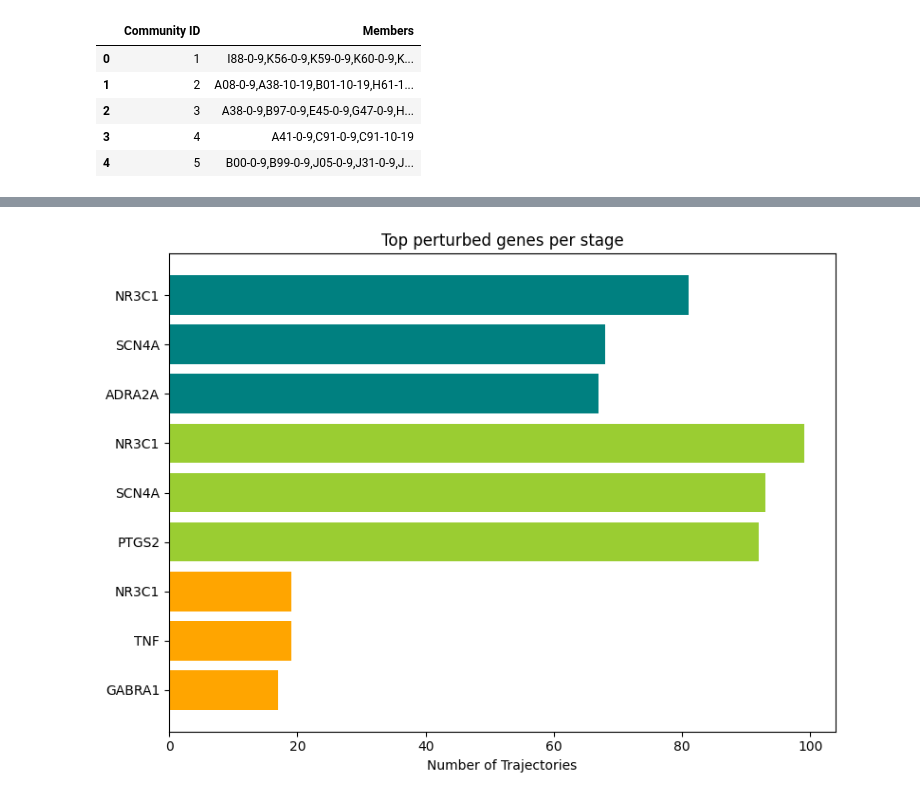
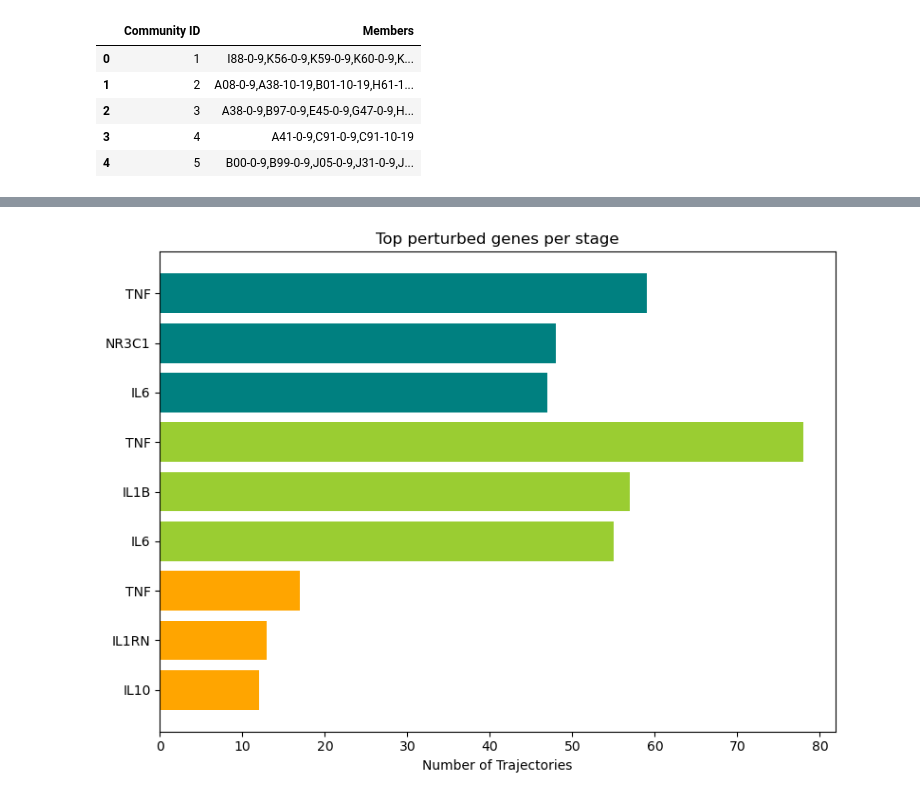
Before and after one commit to superlsd/GenEpi, a Jupyter notebook: Genepi_07_TemporalEvolution.ipynb, the cells around one changed output, grey strips where cells are left out. Saved outputs shown, nothing was run; the diff lists cells and outputs as text; code cells hidden in the pictures.

```diff
--- a/Genepi_07_TemporalEvolution.ipynb
+++ b/Genepi_07_TemporalEvolution.ipynb
@@ -1617,7 +2423,7 @@ for gen,genelist in tot_gen_gene_dict_removed_genes_counter.items():
 # %%
 #Let's make it as a barplot
-dis_list = ['PTGS2','NR3C1','SCN4A','ADRB2','GABRG3','GABRA2','NF1','TERT','TSC1','PRDM16','MAP2K4','YES1']
-frequency_list = [85,83,76,64,62,61,18,18,17,3,3,3]
+dis_list = ['TNF','APOE','IL6','APOE','NR3C1','ACE','VEGFA','PTGS2','PLG','RAB3GAP2','PRL','CCDC91']
+frequency_list = [70,44,42,40,34,33,10,10,10,2,2,2]
 color_list = ['teal', 'yellowgreen','orange','chocolate']
 # Assign colors cycling every three bars
 bar_colors = [color_list[(i // 3) % len(color_list)] for i in range(len(dis_list))]
@@ -1634,6 +2440,6 @@ ax.set_xlabel('Number of Trajectories')
 ax.set_title('Top perturbed genes per stage')
 
 plt.tight_layout()
-plt.savefig('Figures/MaleGeneFrequencyBarplot_RemovePriorGenes.pdf',format='pdf',dpi=300, bbox_inches = "tight")
+plt.savefig('Figures/MaleGeneFrequencyBarplot_RemovePriorGenes_v2026_official.pdf',format='pdf',dpi=300, bbox_inches = "tight")
 plt.show()
 # %% [output]
@@ -2097,0 +2871,32 @@ print(len([trj for trj in female_diverge_pairs_dict_gene_degree_differences_fdr.
+# %%
+#Let's try with keeping the gene repetition
+
+female_diverge_pairs_dict_gene_degree_differences_pval = {}
+female_diverge_pairs_dict_gene_degree_differences_fdr = {}
+for trj,trj_dis_set in female_diverge_pairs_dict_dis_differences.items():
+    genelist_1 = []
+    genelist_2 = []
+    for dis in trj_dis_set[0]:
+        try:
+            genelist_1.extend(icd_genes_ppi_dict[dis])
+        except:
+            pass
+    for dis in trj_dis_set[1]:
+        try:
+            genelist_2.extend(icd_genes_ppi_dict[dis])
+        except:
+            pass
+    if len(genelist_1)>0 and len(genelist_2)>0:
+        genelist_1_deg = [G_ppi.degree(gene) for gene in genelist_1]
+        genelist_2_deg = [G_ppi.degree(gene) for gene in genelist_2]
+        t, p = stats.mannwhitneyu(genelist_1_deg, genelist_2_deg)
+        if str(p)!='nan':
+            female_diverge_pairs_dict_gene_degree_differences_pval[trj] = float(p)
+
+
+adj_pval=fdr_adjustment(list(female_diverge_pairs_dict_gene_degree_differences_pval.values()),0.05)
+pair_list=list(female_diverge_pairs_dict_gene_degree_differences_pval.keys())
+for i in range(len(adj_pval)):
+    female_diverge_pairs_dict_gene_degree_differences_fdr[pair_list[i]]=adj_pval[i]
+
+print(len([trj for trj in female_diverge_pairs_dict_gene_degree_differences_fdr.keys() if female_diverge_pairs_dict_gene_degree_differences_fdr[trj]<0.05]))
@@ -2722,27 +3521,28 @@ for gen,genelist in tot_gen_gene_dict.items():
 # %%
+
 #Let's make it as a barplot
-dis_list = ['NR3C1','SCN4A','ADRA2A','NR3C1','SCN4A','PTGS2','NR3C1','TNF','GABRA1']
-frequency_list = [81,68,67,99,93,92,19,19,17]
+dis_list = ['TNF','NR3C1','IL6','TNF','IL1B','IL6','TNF','IL1RN','IL10']
+frequency_list = [59,48,47,78,57,55,17,13,12]
 color_list = ['teal', 'yellowgreen','orange']
 # Assign colors cycling every three bars
 bar_colors = [color_list[(i // 3) % len(color_list)] for i in range(len(dis_list))]
 
 # Create the plot
 fig, ax = plt.subplots(figsize=(8, 6))
 y_pos = np.arange(len(dis_list))
 
 ax.barh(y_pos, frequency_list, color=bar_colors, align='center')
 ax.set_yticks(y_pos)
 ax.set_yticklabels(dis_list)
 ax.invert_yaxis()  # Labels read top-to-bottom
 ax.set_xlabel('Number of Trajectories')
 ax.set_title('Top perturbed genes per stage')
 
 plt.tight_layout()
-plt.savefig('Figures/FemaleGeneFrequencyBarplot.pdf',format='pdf',dpi=300, bbox_inches = "tight")
+plt.savefig('Figures/FemaleGeneFrequencyBarplot_v2026_official.pdf',format='pdf',dpi=300, bbox_inches = "tight")
 plt.show()
 # %% [output]
-[figure, old version]
+[figure, new version]
 # %%
 #ENRICH
 # %%
```
Also changed, not shown: parts of 155 cells of this notebook.
